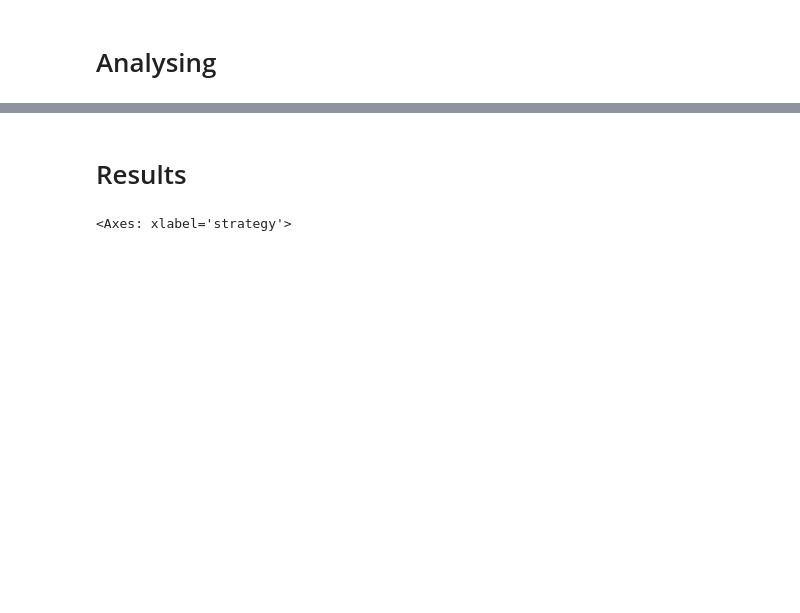
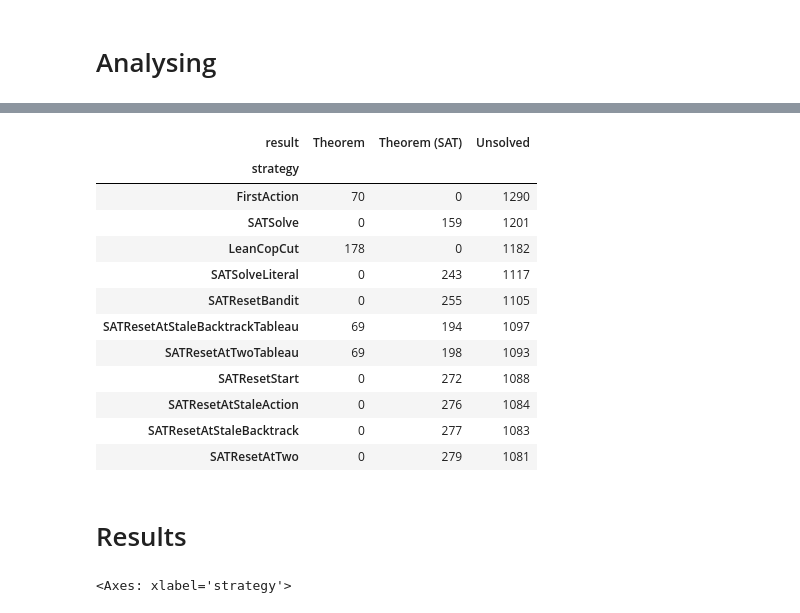
Before and after one commit to mfixman/connections, a Jupyter notebook: jupyter/Analysis_sat.ipynb, the cells around one changed output, grey strips where cells are left out. Saved outputs shown, nothing was run; the diff lists cells and outputs as text; code cells hidden in the pictures; blank space fills up the shorter version.

```diff
--- a/jupyter/Analysis_sat.ipynb
+++ b/jupyter/Analysis_sat.ipynb
@@ -147,4 +131,20 @@ SATSolveLiteral             243
 dtype: int64
+# %%
+pandas.crosstab(data.strategy, data.result).sort_values('Unsolved', ascending = False)
+# %% [output]
+| result | Theorem | Theorem (SAT) | Unsolved |
+| strategy |  |  |  |
+| FirstAction | 70 | 0 | 1290 |
+| SATSolve | 0 | 159 | 1201 |
+| LeanCopCut | 178 | 0 | 1182 |
+| SATSolveLiteral | 0 | 243 | 1117 |
+| SATResetBandit | 0 | 255 | 1105 |
+| SATResetAtStaleBacktrackTableau | 69 | 194 | 1097 |
+| SATResetAtTwoTableau | 69 | 198 | 1093 |
+| SATResetStart | 0 | 272 | 1088 |
+| SATResetAtStaleAction | 0 | 276 | 1084 |
+| SATResetAtStaleBacktrack | 0 | 277 | 1083 |
+| SATResetAtTwo | 0 | 279 | 1081 |
 # %% [markdown]
 # Results
 # %%
```
Also changed, not shown: parts of 15 cells of this notebook, 8 other files.
